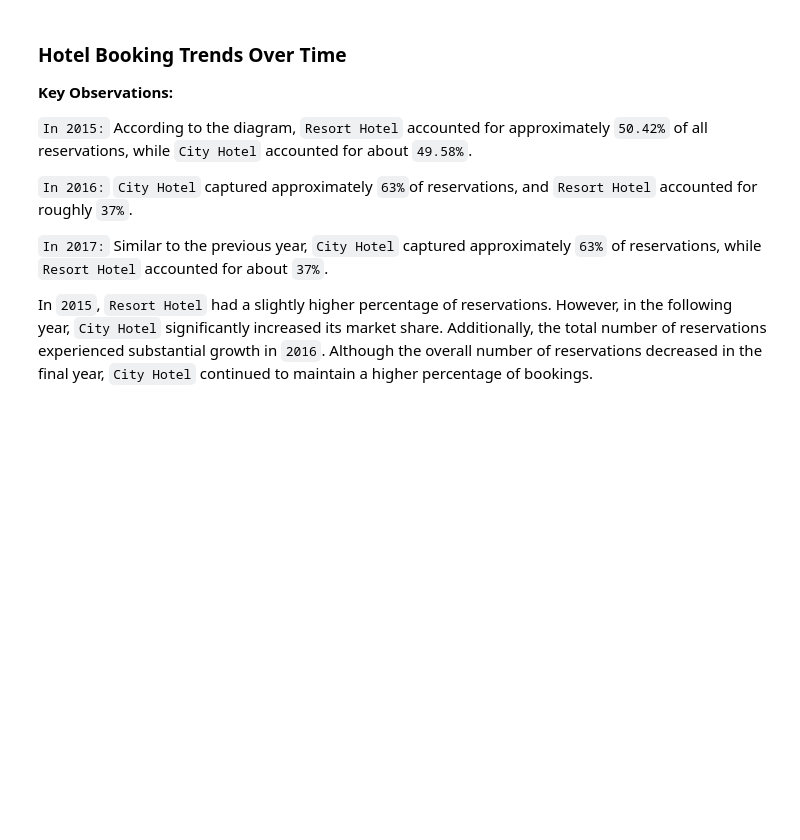
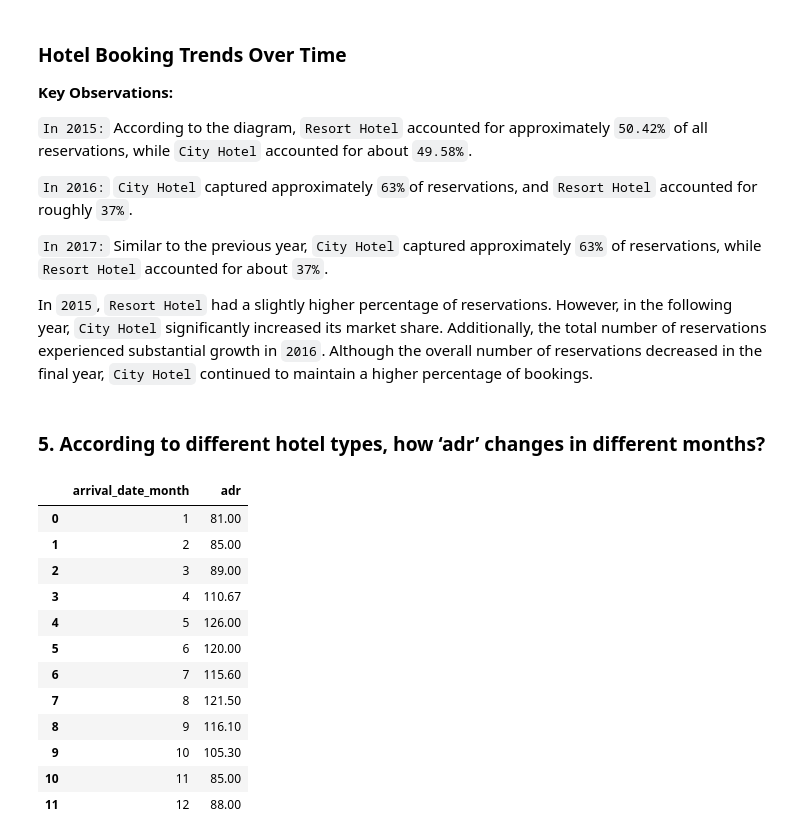
Before and after one commit to AliMSHGH/Hotel-_Bookings_Analysis, a Jupyter notebook: Hotel-_Bookings_Analysis.ipynb, the cells around one changed output. Cells and saved outputs as stored; diff of their text form; code cells hidden in the pictures; blank space fills up the shorter version.

```diff
--- a/Hotel-_Bookings_Analysis.ipynb
+++ b/Hotel-_Bookings_Analysis.ipynb
@@ -915,3 +915,23 @@ Similar to the previous year, ``City Hotel`` captured approximately ``63%`` of r
 In ``2015``, ``Resort Hotel`` had a slightly higher percentage of reservations. However, in the following year, ``City Hotel`` significantly increased its market share.
 Additionally, the total number of reservations experienced substantial growth in ``2016``.
 Although the overall number of reservations decreased in the final year, ``City Hotel`` continued to maintain a higher percentage of bookings.
+# %% [markdown]
+### 5. According to different hotel types, how ‘adr’ changes in different months?
+# %%
+City_hotel_05= df[df["hotel"] == 'City Hotel']
+City_hotel_adr_month=City_hotel_05.groupby('arrival_date_month',as_index=False,observed=False)['adr'].median()
+City_hotel_adr_month.sort_values('arrival_date_month')
+# %% [output]
+|  | arrival_date_month | adr |
+| 0 | 1 | 81.00 |
+| 1 | 2 | 85.00 |
+| 2 | 3 | 89.00 |
+| 3 | 4 | 110.67 |
+| 4 | 5 | 126.00 |
+| 5 | 6 | 120.00 |
+| 6 | 7 | 115.60 |
+| 7 | 8 | 121.50 |
+| 8 | 9 | 116.10 |
+| 9 | 10 | 105.30 |
+| 10 | 11 | 85.00 |
+| 11 | 12 | 88.00 |
```
Also changed, not shown: parts of 6 cells of this notebook.
